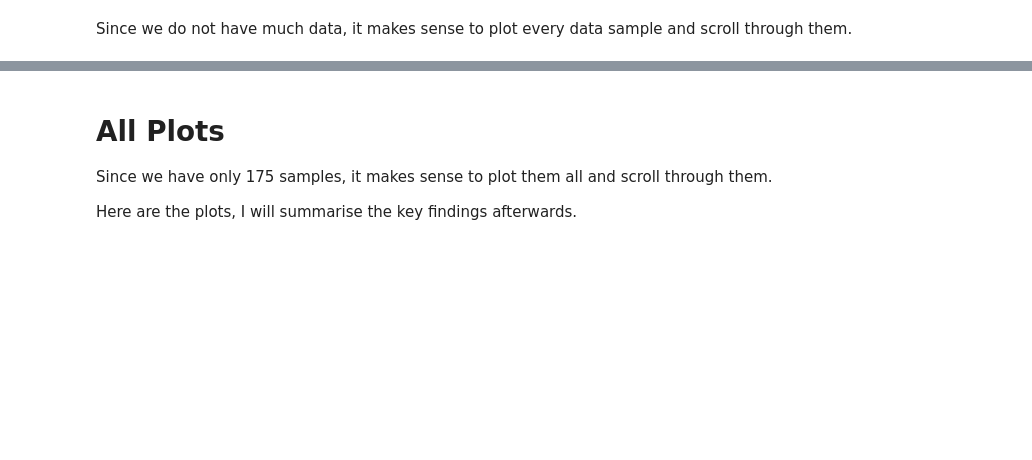
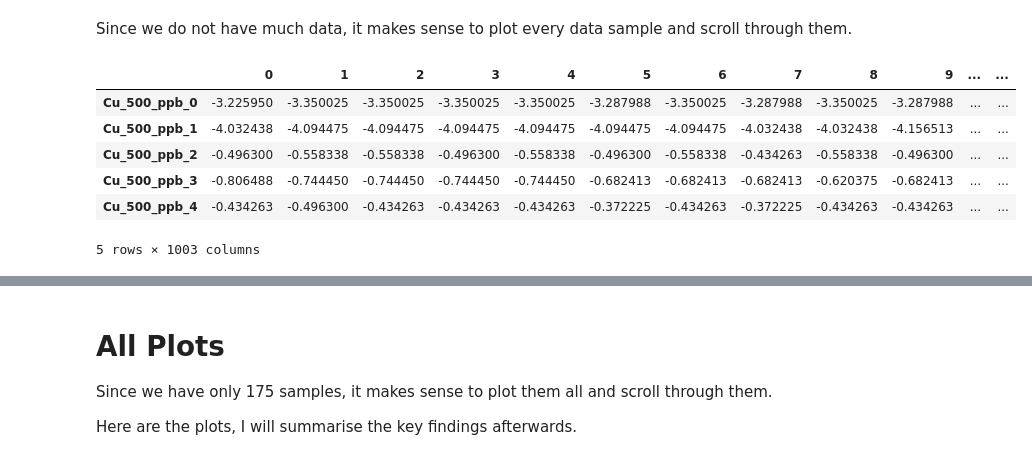
Before and after one commit to codeananda/sequence_classification_pytorch, a Jupyter notebook: electrochem_pytorch/02_DataExploration.ipynb, the cells around one changed output, grey strips where cells are left out. Saved outputs shown, nothing was run; the diff lists cells and outputs as text; code cells hidden in the pictures; blank space fills up the shorter version.

```diff
--- a/electrochem_pytorch/02_DataExploration.ipynb
+++ b/electrochem_pytorch/02_DataExploration.ipynb
@@ -35,2 +36,12 @@ analytes = [copper, cadmium, lead, seawater]
+# %%
+analytes.head()
+# %% [output]
+|  | 0 | 1 | 2 | 3 | 4 | 5 | 6 | 7 | 8 | 9 | ... | ... |
+| Cu_500_ppb_0 | -3.225950 | -3.350025 | -3.350025 | -3.350025 | -3.350025 | -3.287988 | -3.350025 | -3.287988 | -3.350025 | -3.287988 | ... | ... |
+| Cu_500_ppb_1 | -4.032438 | -4.094475 | -4.094475 | -4.094475 | -4.094475 | -4.094475 | -4.094475 | -4.032438 | -4.032438 | -4.156513 | ... | ... |
+| Cu_500_ppb_2 | -0.496300 | -0.558338 | -0.558338 | -0.496300 | -0.558338 | -0.496300 | -0.558338 | -0.434263 | -0.558338 | -0.496300 | ... | ... |
+| Cu_500_ppb_3 | -0.806488 | -0.744450 | -0.744450 | -0.744450 | -0.744450 | -0.682413 | -0.682413 | -0.682413 | -0.620375 | -0.682413 | ... | ... |
+| Cu_500_ppb_4 | -0.434263 | -0.496300 | -0.434263 | -0.434263 | -0.434263 | -0.372225 | -0.434263 | -0.372225 | -0.434263 | -0.434263 | ... | ... |
+5 rows × 1003 columns
 # %%
 # Calculate global min/max to ensure plots are on the same scale
```
Also changed, not shown: parts of 8 cells of this notebook.
